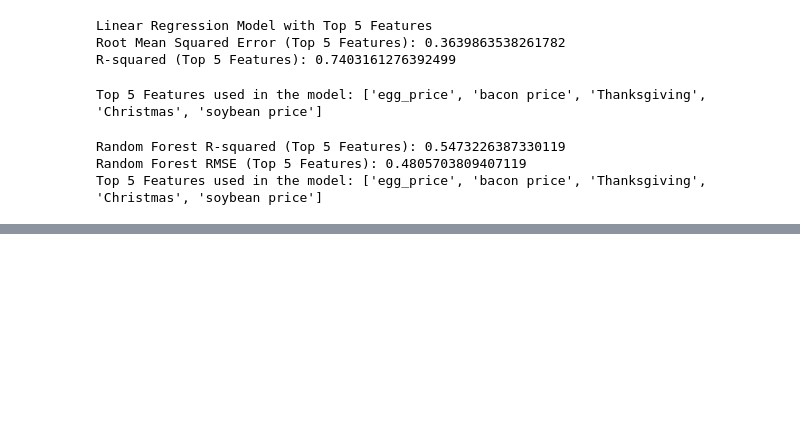
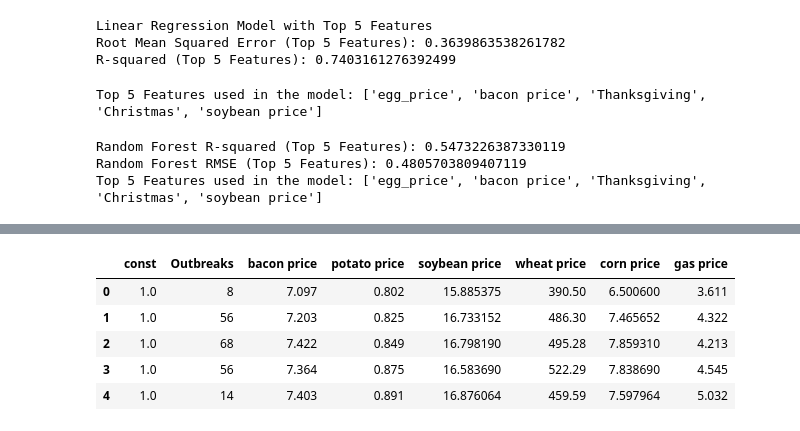
Before and after one commit to xeniachen-01/142a-eggs, a Jupyter notebook: backtesting_2.ipynb, the cells around one changed output, grey strips where cells are left out. Saved outputs shown, nothing was run; the diff lists cells and outputs as text; code cells hidden in the pictures; blank space fills up the shorter version.

```diff
--- a/backtesting_2.ipynb
+++ b/backtesting_2.ipynb
@@ -361,0 +376,11 @@ Top 5 Features used in the model: ['egg_price', 'bacon price', 'Thanksgiving', '
+# %%
+X_VIF = add_constant(X)  # Adds intercept term for VIF computation
+X_VIF = X_VIF.drop(columns=['Christmas', 'Thanksgiving', 'Year-Month', 'Passover/Easter'])  # Drop non-numeric columns
+X_VIF.head()
+# %% [output]
+|  | const | Outbreaks | bacon price | potato price | soybean price | wheat price | corn price | gas price |
+| 0 | 1.0 | 8 | 7.097 | 0.802 | 15.885375 | 390.50 | 6.500600 | 3.611 |
+| 1 | 1.0 | 56 | 7.203 | 0.825 | 16.733152 | 486.30 | 7.465652 | 4.322 |
+| 2 | 1.0 | 68 | 7.422 | 0.849 | 16.798190 | 495.28 | 7.859310 | 4.213 |
+| 3 | 1.0 | 56 | 7.364 | 0.875 | 16.583690 | 522.29 | 7.838690 | 4.545 |
+| 4 | 1.0 | 14 | 7.403 | 0.891 | 16.876064 | 459.59 | 7.597964 | 5.032 |
```
Also changed, not shown: parts of 8 cells of this notebook, 1 other file.
